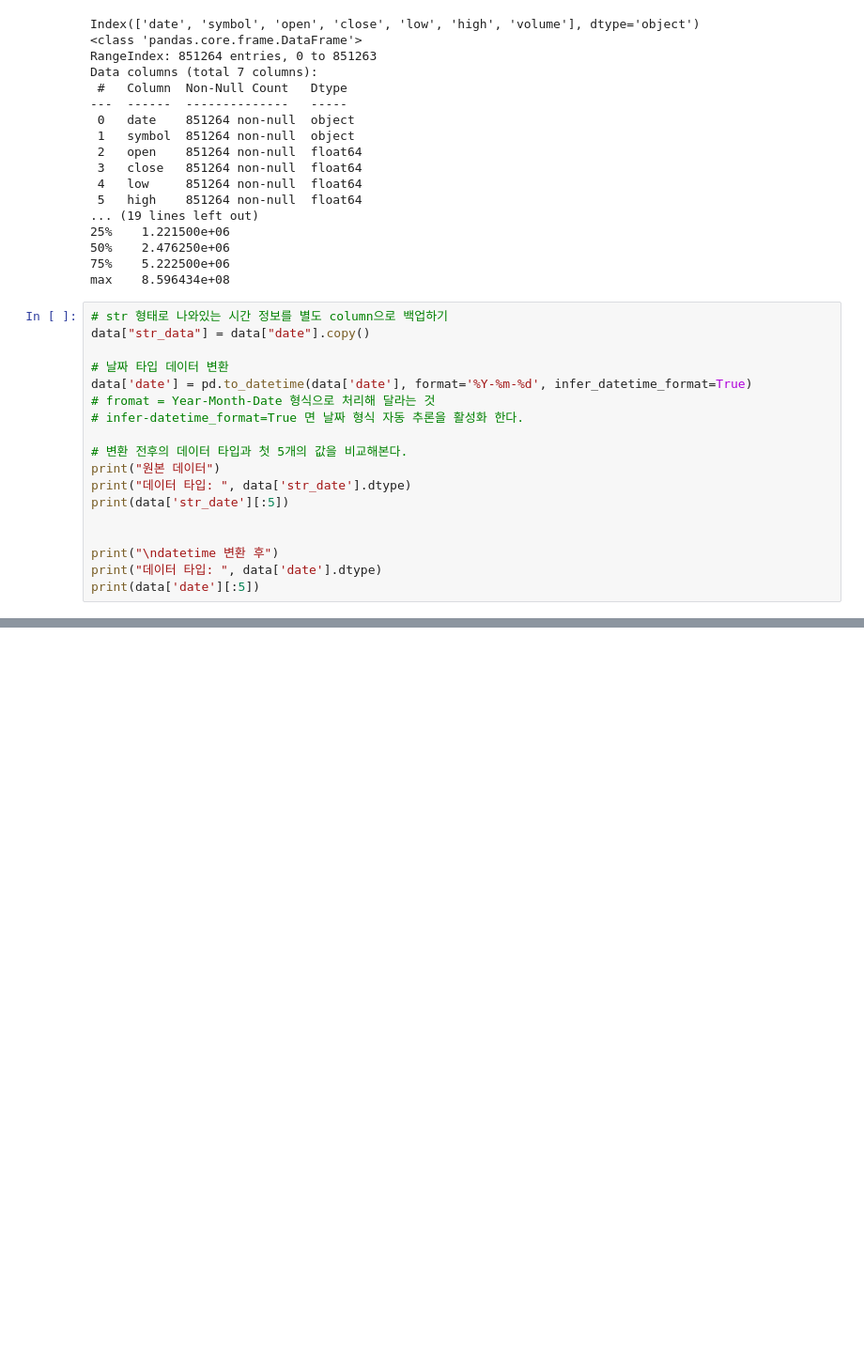
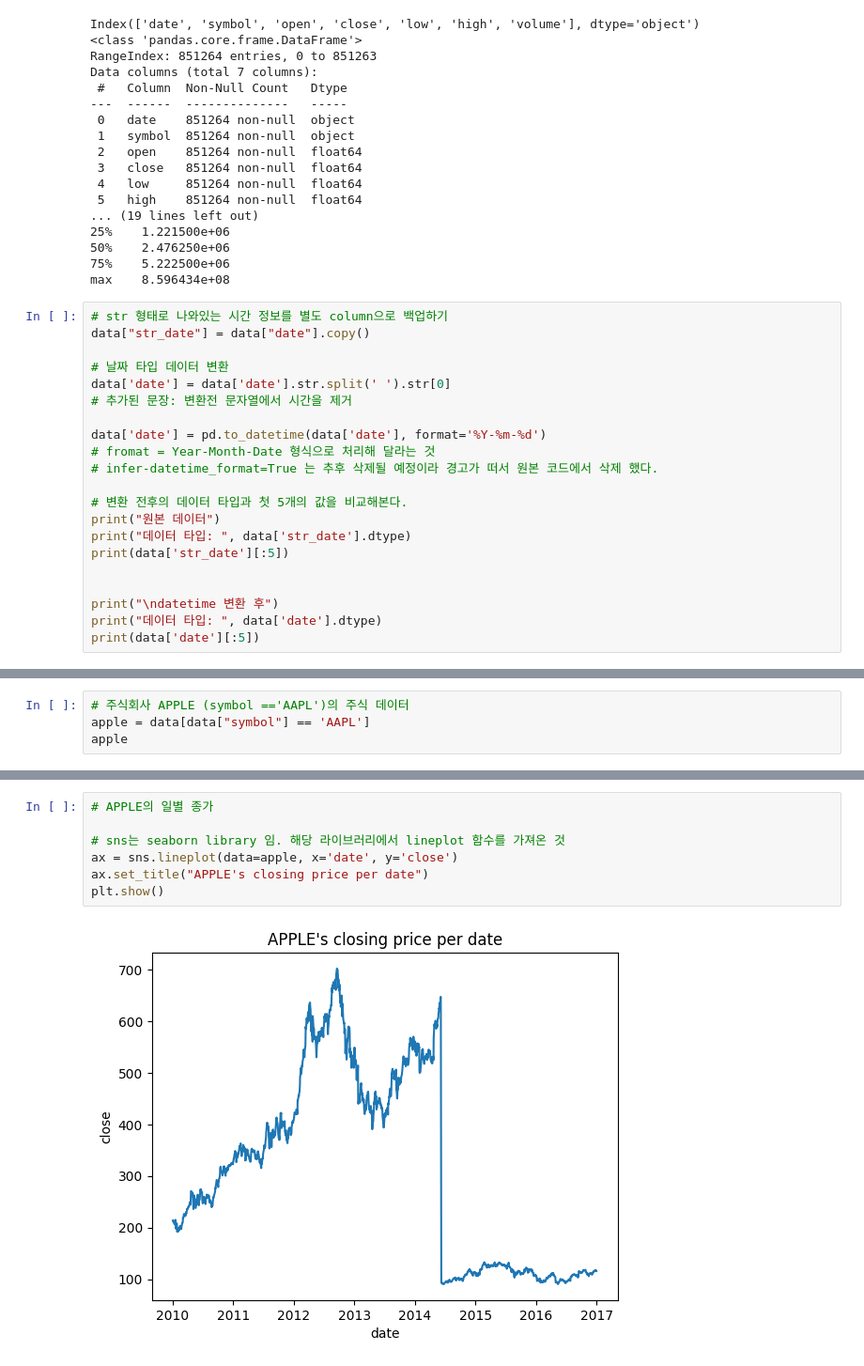
Before and after one commit to KJH121212/TIL, a Jupyter notebook: python_note/Time_Series.ipynb, the cells around one changed output, grey strips where cells are left out. Shown at 94% size. Drawn from its saved outputs; the diff is of its cells as text; blank space fills up the shorter version.

```diff
--- a/python_note/Time_Series.ipynb
+++ b/python_note/Time_Series.ipynb
@@ -48,12 +47,15 @@ Data columns (total 7 columns):
 max    8.596434e+08
 # %%
 # str 형태로 나와있는 시간 정보를 별도 column으로 백업하기
-data["str_data"] = data["date"].copy()
+data["str_date"] = data["date"].copy()
 
 # 날짜 타입 데이터 변환
-data['date'] = pd.to_datetime(data['date'], format='%Y-%m-%d', infer_datetime_format=True)
+data['date'] = data['date'].str.split(' ').str[0]
+# 추가된 문장: 변환전 문자열에서 시간을 제거
+
+data['date'] = pd.to_datetime(data['date'], format='%Y-%m-%d')
 # fromat = Year-Month-Date 형식으로 처리해 달라는 것
-# infer-datetime_format=True 면 날짜 형식 자동 추론을 활성화 한다.
+# infer-datetime_format=True 는 추후 삭제될 예정이라 경고가 떠서 원본 코드에서 삭제 했다.
 
 # 변환 전후의 데이터 타입과 첫 5개의 값을 비교해본다.
 print("원본 데이터")
@@ -71,0 +132,4 @@ ValueError: unconverted data remains when parsing with format "%Y-%m-%d": " 00:0
+# %%
+# 주식회사 APPLE (symbol =='AAPL')의 주식 데이터
+apple = data[data["symbol"] == 'AAPL']
+apple
@@ -71,0 +150,9 @@ ValueError: unconverted data remains when parsing with format "%Y-%m-%d": " 00:0
+# %%
+# APPLE의 일별 종가
+
+# sns는 seaborn library 임. 해당 라이브러리에서 lineplot 함수를 가져온 것
+ax = sns.lineplot(data=apple, x='date', y='close')
+ax.set_title("APPLE's closing price per date")
+plt.show()
+# %% [output]
+[figure, added]
```
Also changed, not shown: parts of 22 cells of this notebook, 2 other files.
